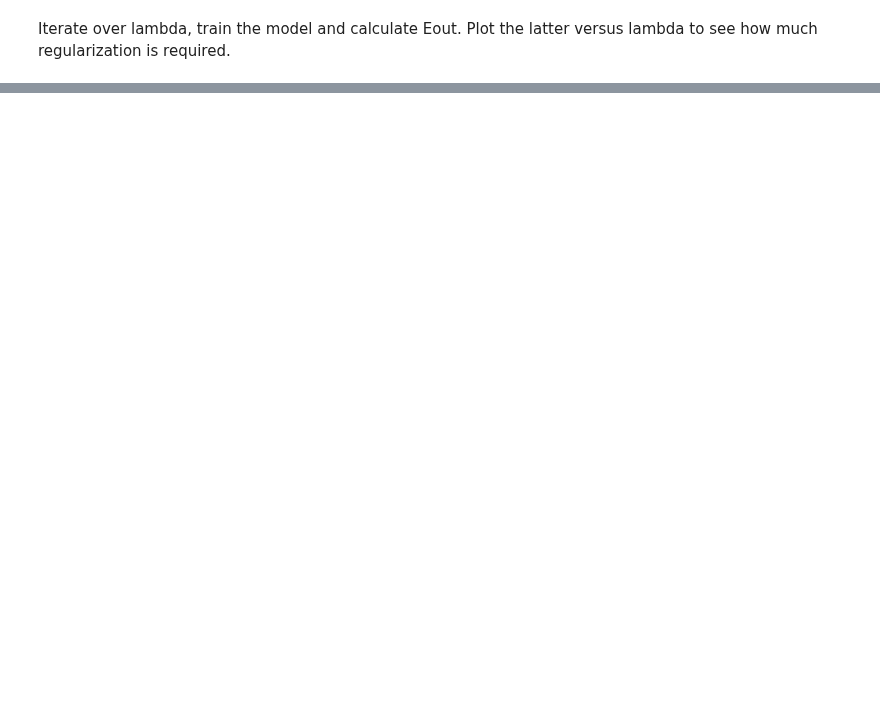
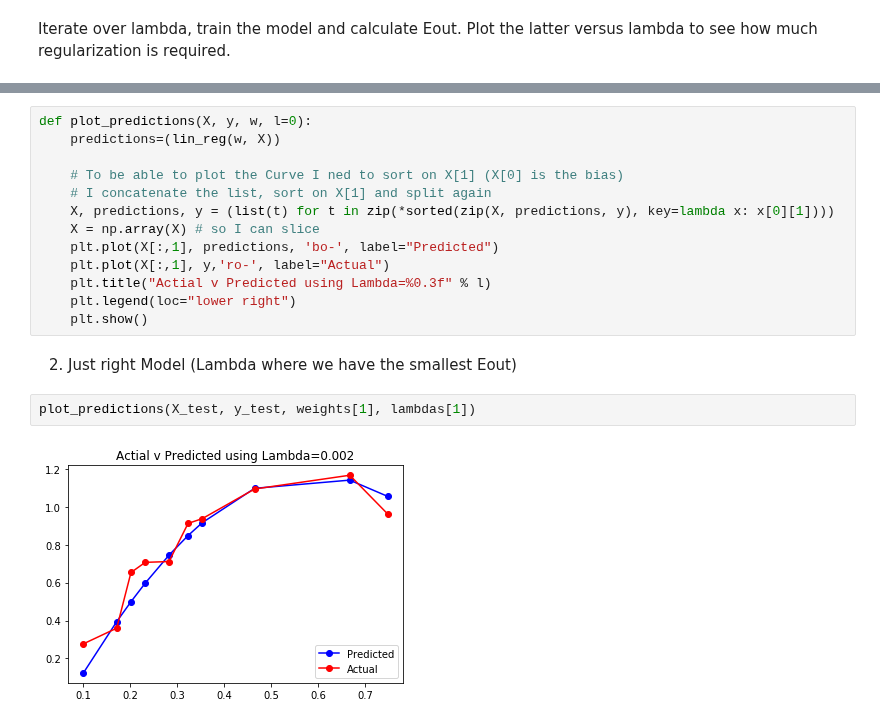
Before and after one commit to vipulpopat/MSCAI_Sem1_Etivity4, a Jupyter notebook: Etivity4_CE6002.ipynb, the cells around one changed output, grey strips where cells are left out. Drawn from its saved outputs; the diff is of its cells as text; blank space fills up the shorter version.

```diff
--- a/Etivity4_CE6002.ipynb
+++ b/Etivity4_CE6002.ipynb
@@ -87,0 +130,19 @@ TypeError: 'ellipsis' object is not iterable
+# %%
+def plot_predictions(X, y, w, l=0):
+    predictions=(lin_reg(w, X))
+
+    # To be able to plot the Curve I ned to sort on X[1] (X[0] is the bias)
+    # I concatenate the list, sort on X[1] and split again
+    X, predictions, y = (list(t) for t in zip(*sorted(zip(X, predictions, y), key=lambda x: x[0][1])))
+    X = np.array(X) # so I can slice
+    plt.plot(X[:,1], predictions, 'bo-', label="Predicted")
+    plt.plot(X[:,1], y,'ro-', label="Actual")
+    plt.title("Actial v Predicted using Lambda=%0.3f" % l)
+    plt.legend(loc="lower right")
+    plt.show()
+# %% [markdown]
+2. Just right Model (Lambda where we have the smallest Eout)
+# %%
+plot_predictions(X_test, y_test, weights[1], lambdas[1])
+# %% [output]
+[figure, added]
```
Also changed, not shown: parts of 22 cells of this notebook.
